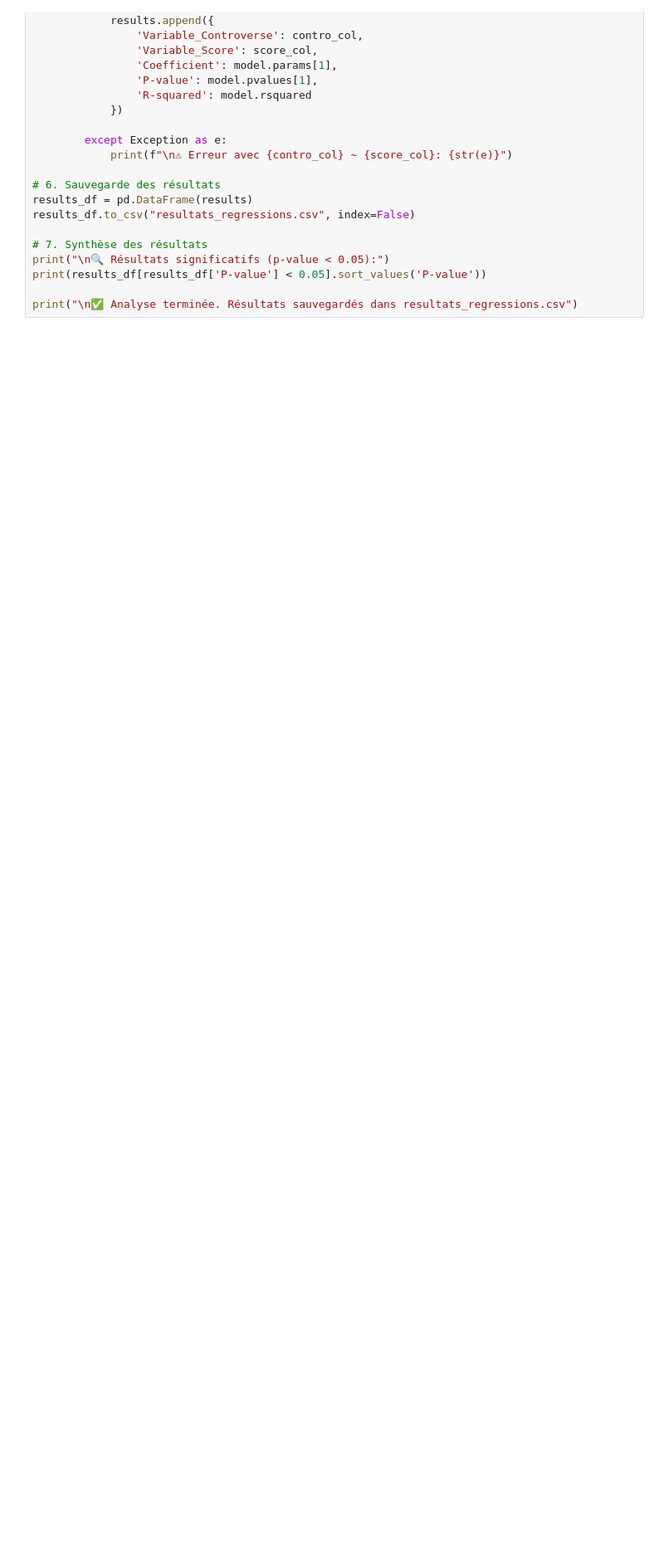
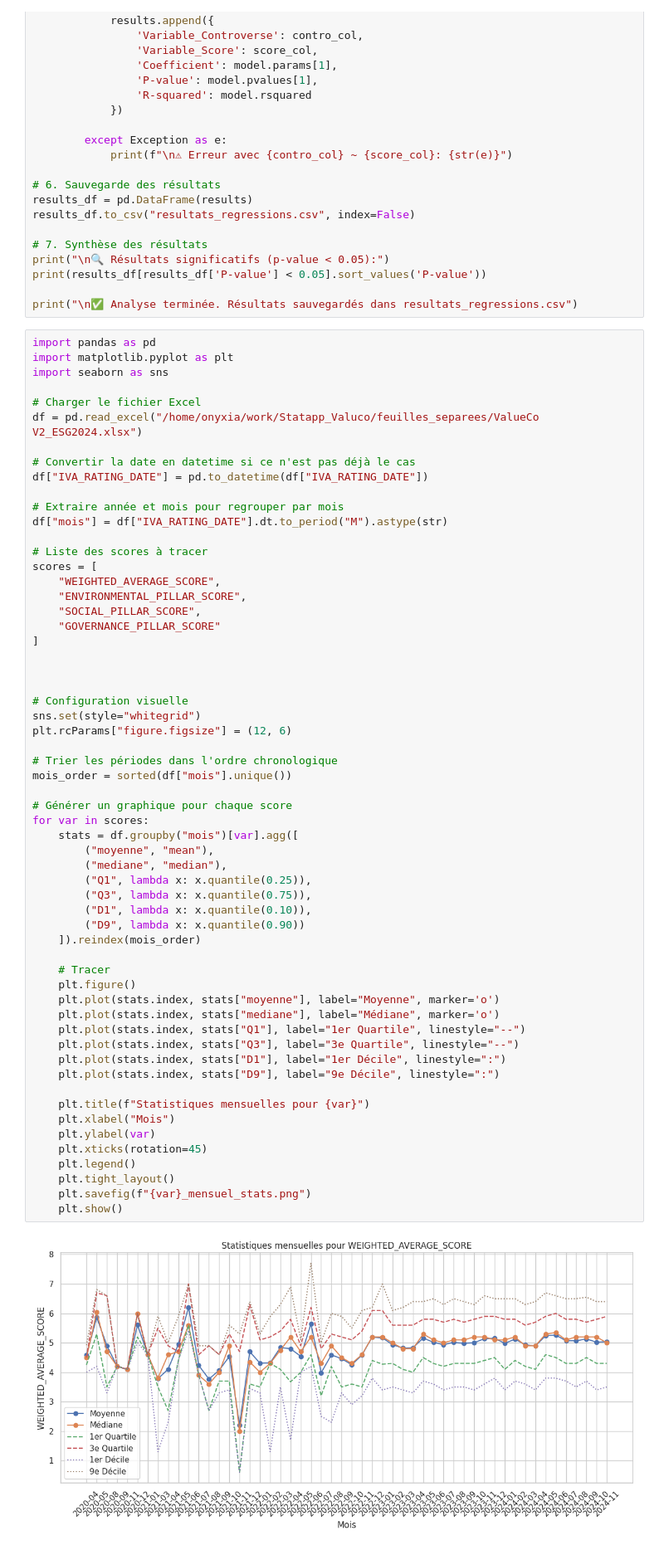
Before and after one commit to VictorienMarette/Statapp_Valuco, a Jupyter notebook: Etude valeur manquante.ipynb, the cells around one changed output. Shown at 83% size. Saved outputs shown, nothing was run; the diff lists cells and outputs as text; blank space fills up the shorter version.

Commit message:
stat mensuelle msci

```diff
--- a/Etude valeur manquante.ipynb
+++ b/Etude valeur manquante.ipynb
@@ -840,3 +840,64 @@ print("\n🔍 Résultats significatifs (p-value < 0.05):")
 print(results_df[results_df['P-value'] < 0.05].sort_values('P-value'))
 
 print("\n✅ Analyse terminée. Résultats sauvegardés dans resultats_regressions.csv")
+# %%
+import pandas as pd
+import matplotlib.pyplot as plt
+import seaborn as sns
+
+# Charger le fichier Excel
+df = pd.read_excel("/home/onyxia/work/Statapp_Valuco/feuilles_separees/ValueCo V2_ESG2024.xlsx")
+
+# Convertir la date en datetime si ce n'est pas déjà le cas
+df["IVA_RATING_DATE"] = pd.to_datetime(df["IVA_RATING_DATE"])
+
+# Extraire année et mois pour regrouper par mois
+df["mois"] = df["IVA_RATING_DATE"].dt.to_period("M").astype(str)
+
+# Liste des scores à tracer
+scores = [
+    "WEIGHTED_AVERAGE_SCORE",
+    "ENVIRONMENTAL_PILLAR_SCORE",
+    "SOCIAL_PILLAR_SCORE",
+    "GOVERNANCE_PILLAR_SCORE"
+]
+
+
+
+# Configuration visuelle
+sns.set(style="whitegrid")
+plt.rcParams["figure.figsize"] = (12, 6)
+
+# Trier les périodes dans l'ordre chronologique
+mois_order = sorted(df["mois"].unique())
+
+# Générer un graphique pour chaque score
+for var in scores:
+    stats = df.groupby("mois")[var].agg([
+        ("moyenne", "mean"),
+        ("mediane", "median"),
+        ("Q1", lambda x: x.quantile(0.25)),
+        ("Q3", lambda x: x.quantile(0.75)),
+        ("D1", lambda x: x.quantile(0.10)),
+        ("D9", lambda x: x.quantile(0.90))
+    ]).reindex(mois_order)
+
+    # Tracer
+    plt.figure()
+    plt.plot(stats.index, stats["moyenne"], label="Moyenne", marker='o')
+    plt.plot(stats.index, stats["mediane"], label="Médiane", marker='o')
+    plt.plot(stats.index, stats["Q1"], label="1er Quartile", linestyle="--")
+    plt.plot(stats.index, stats["Q3"], label="3e Quartile", linestyle="--")
+    plt.plot(stats.index, stats["D1"], label="1er Décile", linestyle=":")
+    plt.plot(stats.index, stats["D9"], label="9e Décile", linestyle=":")
+
+    plt.title(f"Statistiques mensuelles pour {var}")
+    plt.xlabel("Mois")
+    plt.ylabel(var)
+    plt.xticks(rotation=45)
+    plt.legend()
+    plt.tight_layout()
+    plt.savefig(f"{var}_mensuel_stats.png")
+    plt.show()
+# %% [output]
+[figure, added]
```
Also changed, not shown: parts of 1 cell of this notebook, 5 other files.
